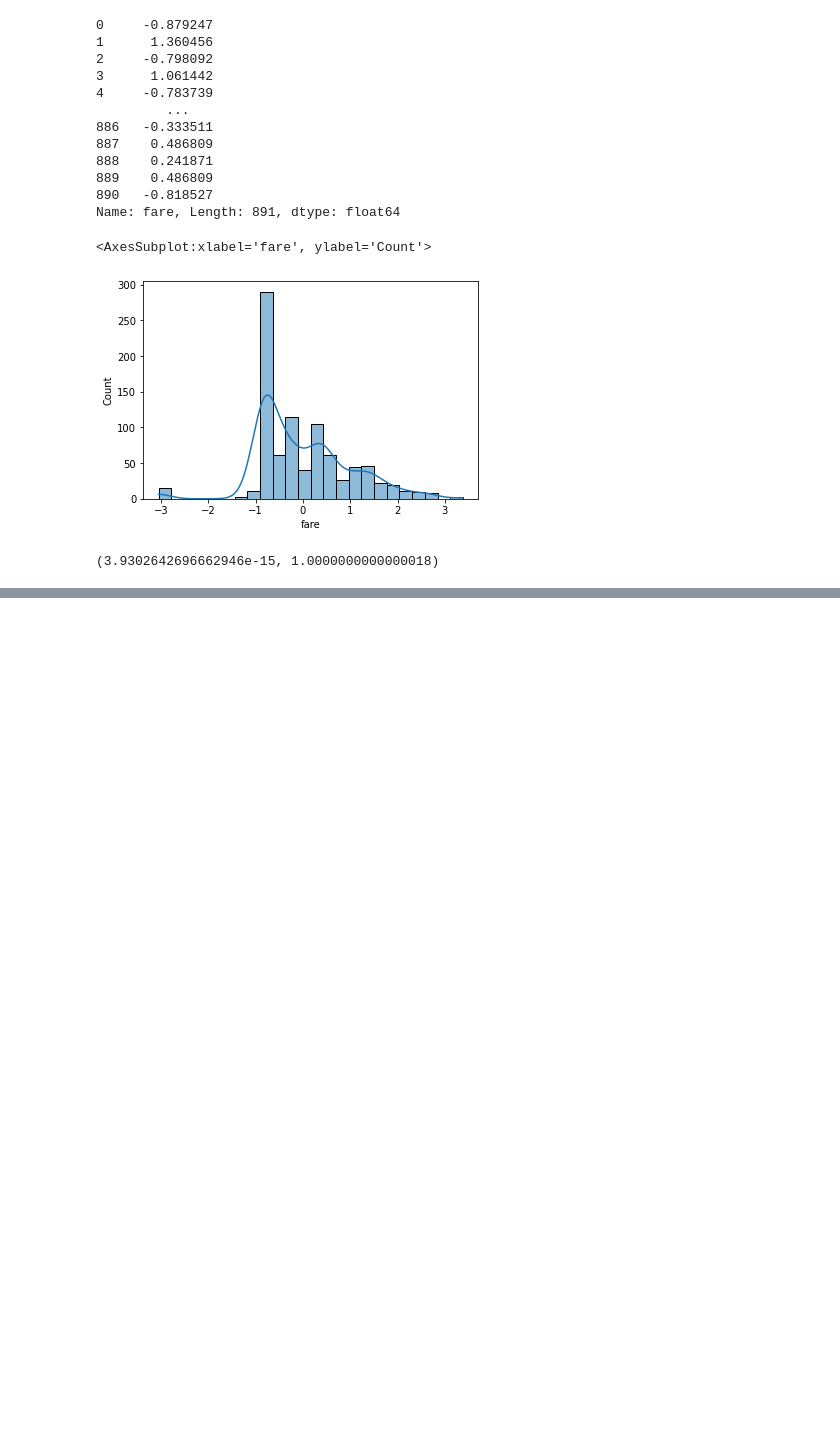
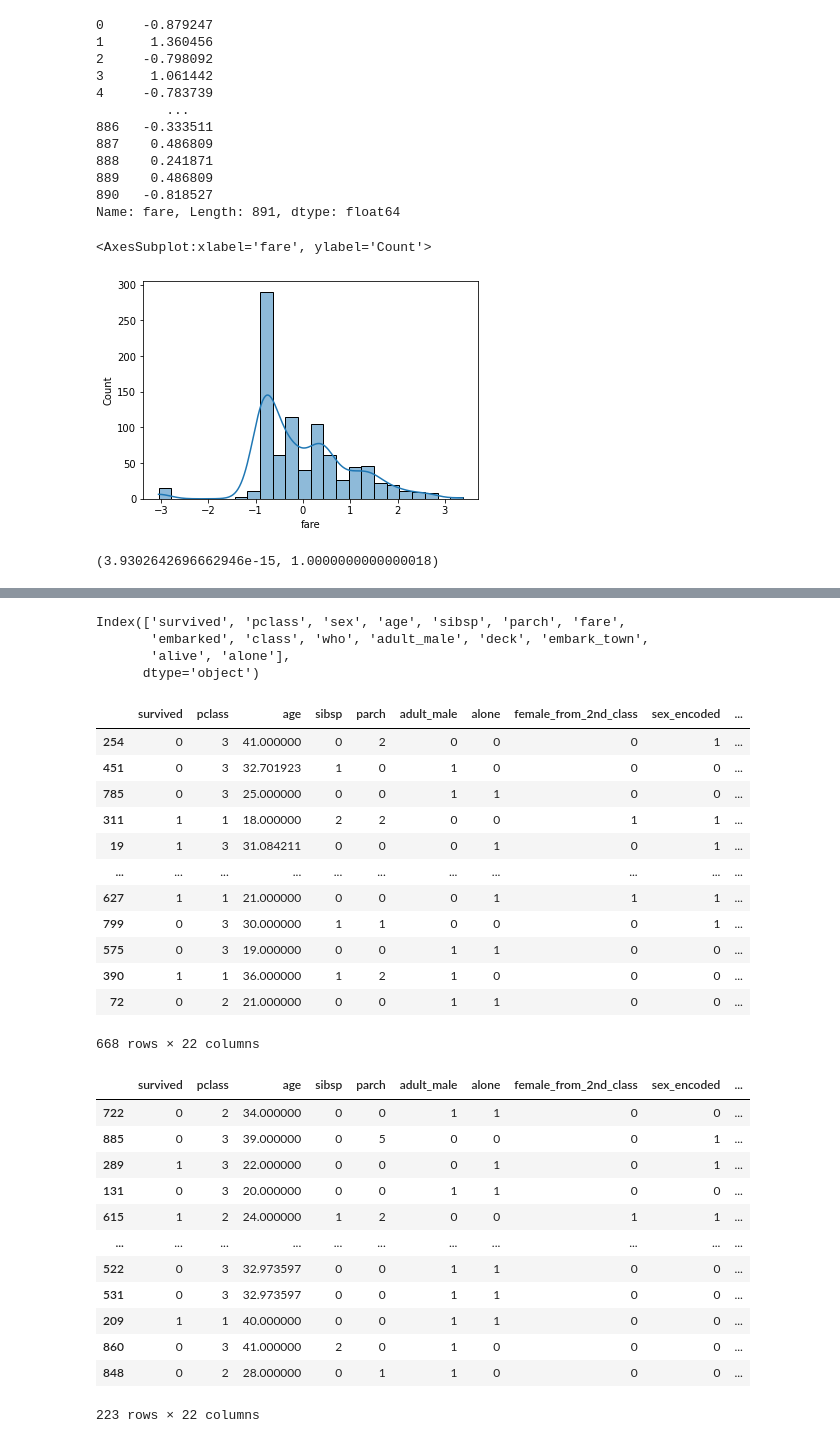
Before and after one commit to honghanhh/mci_python_36a1_l2, a Jupyter notebook: Lectures/lecture_03/duclv_Lecture_03_inclass.ipynb, the cells around one changed output, grey strips where cells are left out. Cells and saved outputs as stored; diff of their text form; code cells hidden in the pictures; blank space fills up the shorter version.

```diff
--- a/Lectures/lecture_03/duclv_Lecture_03_inclass.ipynb
+++ b/Lectures/lecture_03/duclv_Lecture_03_inclass.ipynb
@@ -718,0 +882,7 @@ new_ser.mean(), new_ser.std()
+# %%
+titanic_new.columns[:15]
+# %% [output]
+Index(['survived', 'pclass', 'sex', 'age', 'sibsp', 'parch', 'fare',
+       'embarked', 'class', 'who', 'adult_male', 'deck', 'embark_town',
+       'alive', 'alone'],
+      dtype='object')
@@ -718,0 +909,33 @@ new_ser.mean(), new_ser.std()
+# %%
+train, test = train_test_split(training_data, random_state = 420)
+display(
+    train,
+    test
+)
+# %% [output]
+|  | survived | pclass | age | sibsp | parch | adult_male | alone | female_from_2nd_class | sex_encoded | ... |
+| 254 | 0 | 3 | 41.000000 | 0 | 2 | 0 | 0 | 0 | 1 | ... |
+| 451 | 0 | 3 | 32.701923 | 1 | 0 | 1 | 0 | 0 | 0 | ... |
+| 785 | 0 | 3 | 25.000000 | 0 | 0 | 1 | 1 | 0 | 0 | ... |
+| 311 | 1 | 1 | 18.000000 | 2 | 2 | 0 | 0 | 1 | 1 | ... |
+| 19 | 1 | 3 | 31.084211 | 0 | 0 | 0 | 1 | 0 | 1 | ... |
+| ... | ... | ... | ... | ... | ... | ... | ... | ... | ... | ... |
+| 627 | 1 | 1 | 21.000000 | 0 | 0 | 0 | 1 | 1 | 1 | ... |
+| 799 | 0 | 3 | 30.000000 | 1 | 1 | 0 | 0 | 0 | 1 | ... |
+| 575 | 0 | 3 | 19.000000 | 0 | 0 | 1 | 1 | 0 | 0 | ... |
+| 390 | 1 | 1 | 36.000000 | 1 | 2 | 1 | 0 | 0 | 0 | ... |
+| 72 | 0 | 2 | 21.000000 | 0 | 0 | 1 | 1 | 0 | 0 | ... |
+668 rows × 22 columns
+|  | survived | pclass | age | sibsp | parch | adult_male | alone | female_from_2nd_class | sex_encoded | ... |
+| 722 | 0 | 2 | 34.000000 | 0 | 0 | 1 | 1 | 0 | 0 | ... |
+| 885 | 0 | 3 | 39.000000 | 0 | 5 | 0 | 0 | 0 | 1 | ... |
+| 289 | 1 | 3 | 22.000000 | 0 | 0 | 0 | 1 | 0 | 1 | ... |
+| 131 | 0 | 3 | 20.000000 | 0 | 0 | 1 | 1 | 0 | 0 | ... |
+| 615 | 1 | 2 | 24.000000 | 1 | 2 | 0 | 0 | 1 | 1 | ... |
+| ... | ... | ... | ... | ... | ... | ... | ... | ... | ... | ... |
+| 522 | 0 | 3 | 32.973597 | 0 | 0 | 1 | 1 | 0 | 0 | ... |
+| 531 | 0 | 3 | 32.973597 | 0 | 0 | 1 | 1 | 0 | 0 | ... |
+| 209 | 1 | 1 | 40.000000 | 0 | 0 | 1 | 1 | 0 | 0 | ... |
+| 860 | 0 | 3 | 41.000000 | 2 | 0 | 1 | 0 | 0 | 0 | ... |
+| 848 | 0 | 2 | 28.000000 | 0 | 1 | 1 | 0 | 0 | 0 | ... |
+223 rows × 22 columns
```
Also changed, not shown: parts of 40 cells of this notebook.
